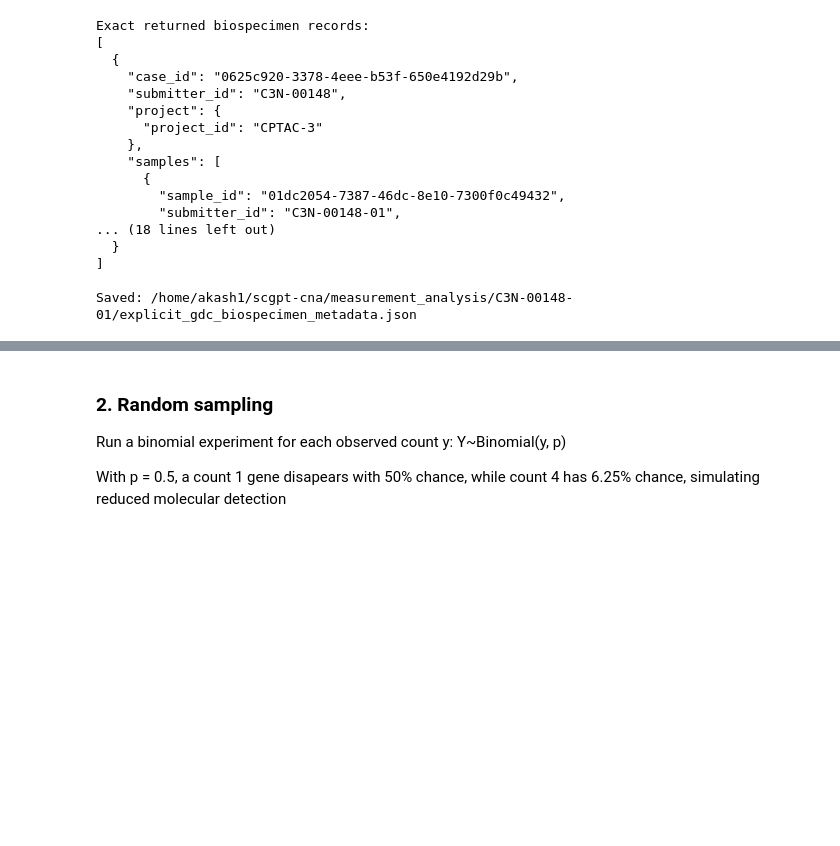
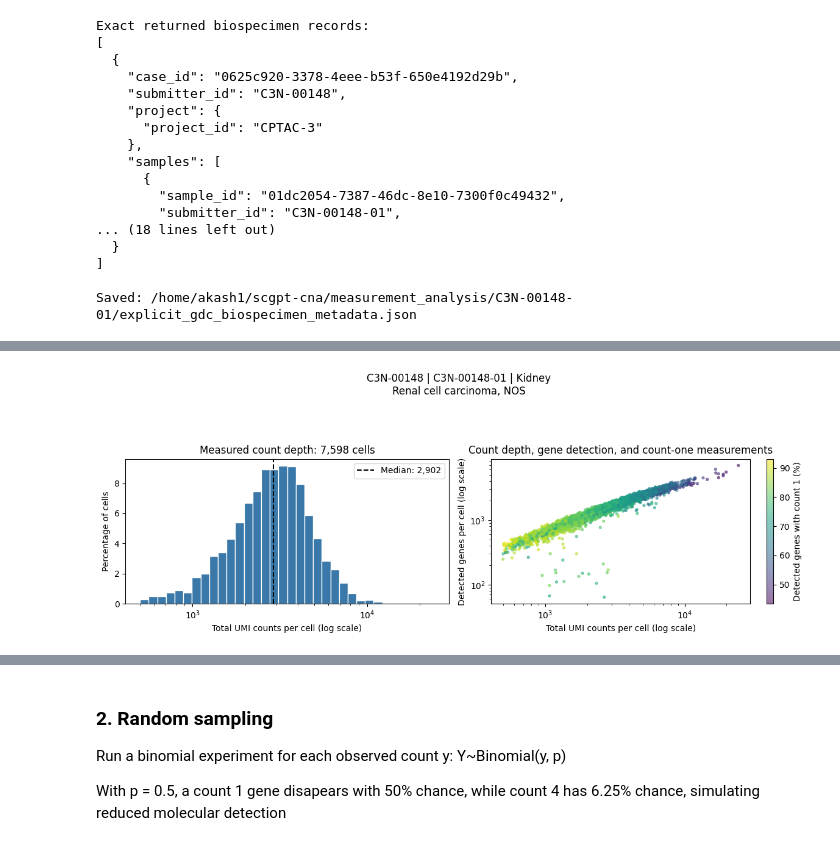
Before and after one commit to AkashPrasad2/scgpt-cna, a Jupyter notebook: notebooks/04-identifying_expression_prediction_problems.ipynb, the cells around one changed output, grey strips where cells are left out. Saved outputs shown, nothing was run; the diff lists cells and outputs as text; code cells hidden in the pictures; blank space fills up the shorter version.

```diff
--- a/notebooks/04-identifying_expression_prediction_problems.ipynb
+++ b/notebooks/04-identifying_expression_prediction_problems.ipynb
@@ -446,0 +541,51 @@ Saved: /home/akash1/scgpt-cna/measurement_analysis/C3N-00148-01/explicit_gdc_bio
+# %%
+totals = cell_context["total_counts"].to_numpy()
+detected = cell_context["detected_genes"].to_numpy()
+percent_one = (
+    100 * cell_context["fraction_detected_genes_count_one"].to_numpy()
+)
+
+fig, axes = plt.subplots(1, 2, figsize=(12, 4.5))
+
+axes[0].hist(
+    totals,
+    bins=np.geomspace(totals.min(), totals.max(), 35),
+    weights=np.full(len(totals), 100 / len(totals)),
+    color="#3978A8",
+    edgecolor="white",
+)
+axes[0].axvline(
+    np.median(totals),
+    color="black", linestyle="--",
+    label=f"Median: {np.median(totals):,.0f}",
+)
+axes[0].set_xscale("log")
+axes[0].set(
+    xlabel="Total UMI counts per cell (log scale)",
+    ylabel="Percentage of cells",
+    title=f"Measured count depth: {len(totals):,} cells",
+)
+axes[0].legend()
+
+points = axes[1].scatter(
+    totals, detected,
+    c=percent_one, cmap="viridis",
+    s=8, alpha=0.55, rasterized=True,
+)
+axes[1].set_xscale("log")
+axes[1].set_yscale("log")
+axes[1].set(
+    xlabel="Total UMI counts per cell (log scale)",
+    ylabel="Detected genes per cell (log scale)",
+    title="Count depth, gene detection, and count-one measurements",
+)
+fig.colorbar(
+    points, ax=axes[1],
+    label="Detected genes with count 1 (%)",
+)
+
+fig.suptitle(specimen_label, fontsize=12)
+fig.tight_layout(rect=[0, 0, 1, 0.87])
+save_figure(fig, "01_measurement_variation")
+# %% [output]
+[figure, added]
```
Also changed, not shown: parts of 7 cells of this notebook.
